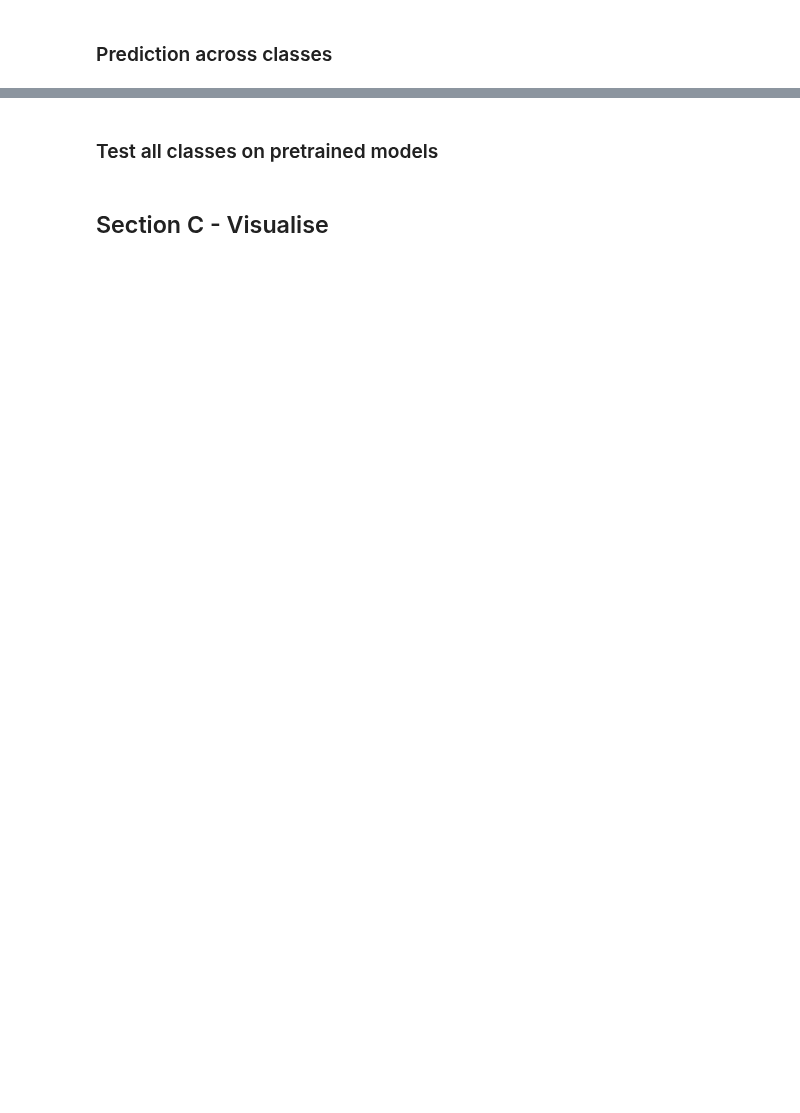
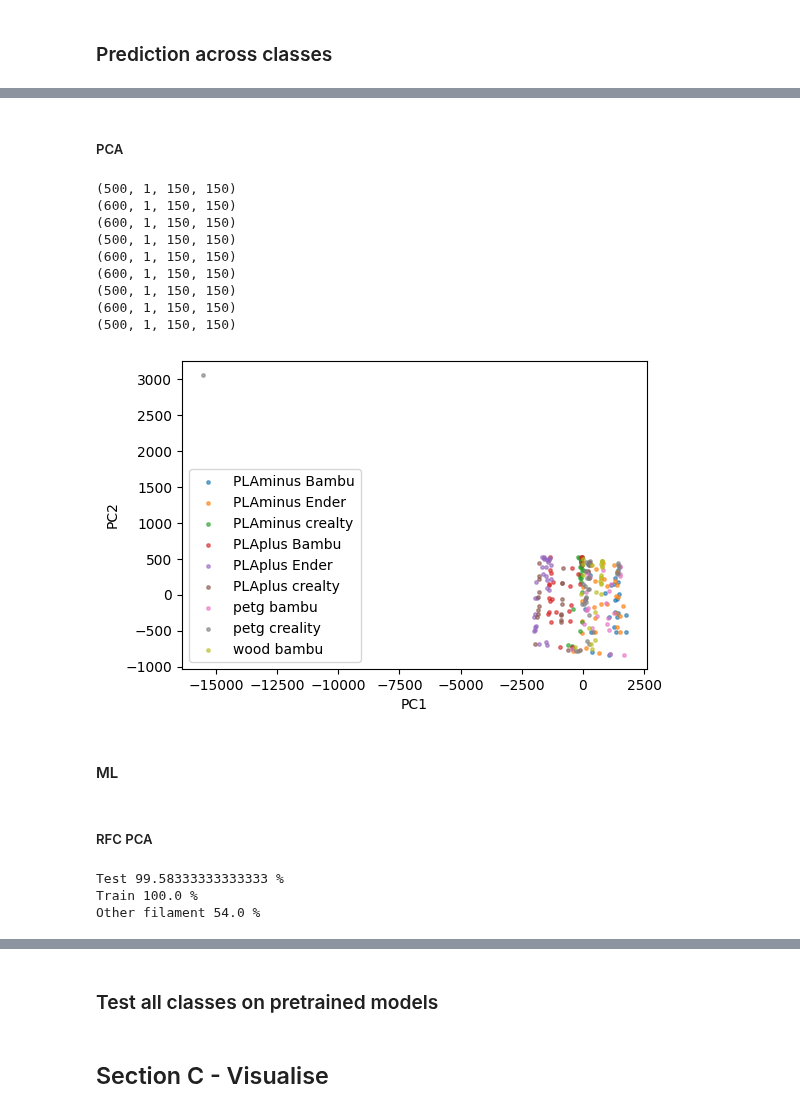
Before and after one commit to shepai/3D-textures, a Jupyter notebook: Experimental/ML.ipynb, the cells around one changed output, grey strips where cells are left out. Cells and saved outputs as stored; diff of their text form; code cells hidden in the pictures; blank space fills up the shorter version.

```diff
--- a/Experimental/ML.ipynb
+++ b/Experimental/ML.ipynb
@@ -121,3 +271,49 @@ print(y.shape,subX.shape)
+# %% [markdown]
+##### PCA
+# %%
+from sklearn.decomposition import PCA
+import matplotlib.pyplot as plt
+unique_filament = dataset["Filament"].unique()
+unique_printer = dataset["Printer"].unique()
+X_ = np.array([])
+for filament in unique_filament:
+    for printer in unique_printer:
+        subX,y=getsubset(filament,printer,dataset,X)
+        if len(subX)>0:
+            print(subX.shape)
+            if len(X_)==0: X_=subX.copy().reshape(len(subX),-1)
+            else: X_ = np.vstack([X_,subX.reshape(len(subX),-1)])
+
+
+pca = PCA(n_components=2).fit(X_)
+Z = pca.transform(X_)  # (N,3)
+fig = plt.figure(figsize=(6,4))
+ax = fig.add_subplot(111)
+rolling_length=0
+for filament in unique_filament:
+    for printer in unique_printer:
+        subX,y=getsubset(filament,printer,dataset,X,pressure="P40")
+        if len(subX)>0:
+            Zs = Z[rolling_length:rolling_length+len(subX)]
+
+            rolling_length+=len(subX)
+            ax.scatter(Zs[::10,0], Zs[::10,1], label=filament+" "+printer, s=6, alpha=0.6)
+
+ax.legend(); ax.set_xlabel('PC1'); ax.set_ylabel('PC2')
+plt.show()
+# %% [output]
+(500, 1, 150, 150)
+(600, 1, 150, 150)
+(600, 1, 150, 150)
+(500, 1, 150, 150)
+(600, 1, 150, 150)
+(600, 1, 150, 150)
+(500, 1, 150, 150)
+(600, 1, 150, 150)
+(500, 1, 150, 150)
+[figure, added]
+# %% [markdown]
+#### ML
 # %%
 from sklearn.model_selection import train_test_split
 from sklearn.ensemble import RandomForestClassifier
@@ -125,0 +323,2 @@ from sklearn.metrics import accuracy_score
+# %% [markdown]
+##### RFC PCA
@@ -125,0 +352,24 @@ from sklearn.metrics import accuracy_score
+# %%
+subX,y=getsubset("PLAplus","Ender",dataset,X,augment=1)
+pca = PCA(n_components=25)
+train_X, test_X, train_y, test_y = train_test_split(subX.reshape((len(subX),-1)), y, test_size=0.2, random_state=np.random.randint(0,100))
+train_X= pca.fit_transform(train_X.reshape(len(train_X), -1))
+test_X = pca.transform(test_X)
+clf = RandomForestClassifier(max_depth=50, random_state=0)
+clf.fit(train_X, train_y)
+y_pred = clf.predict(test_X)
+accuracy = accuracy_score(test_y, y_pred)
+print("Test",accuracy * 100, "%")
+y_pred = clf.predict(train_X)
+accuracy = accuracy_score(train_y, y_pred)
+print("Train",accuracy * 100, "%")
+subX,y=getsubset("PLAminus","Ender",dataset,X)
+subX = pca.transform(subX.reshape((len(subX),-1)))
+subX_aligned=coral_align_target_to_source(train_X.copy(), subX.copy())
+y_pred = clf.predict(subX_aligned)
+accuracy = accuracy_score(y, y_pred)
+print("Other filament",accuracy * 100, "%")
+# %% [output]
+Test 99.58333333333333 %
+Train 100.0 %
+Other filament 54.0 %
```
Also changed, not shown: parts of 44 cells of this notebook.
